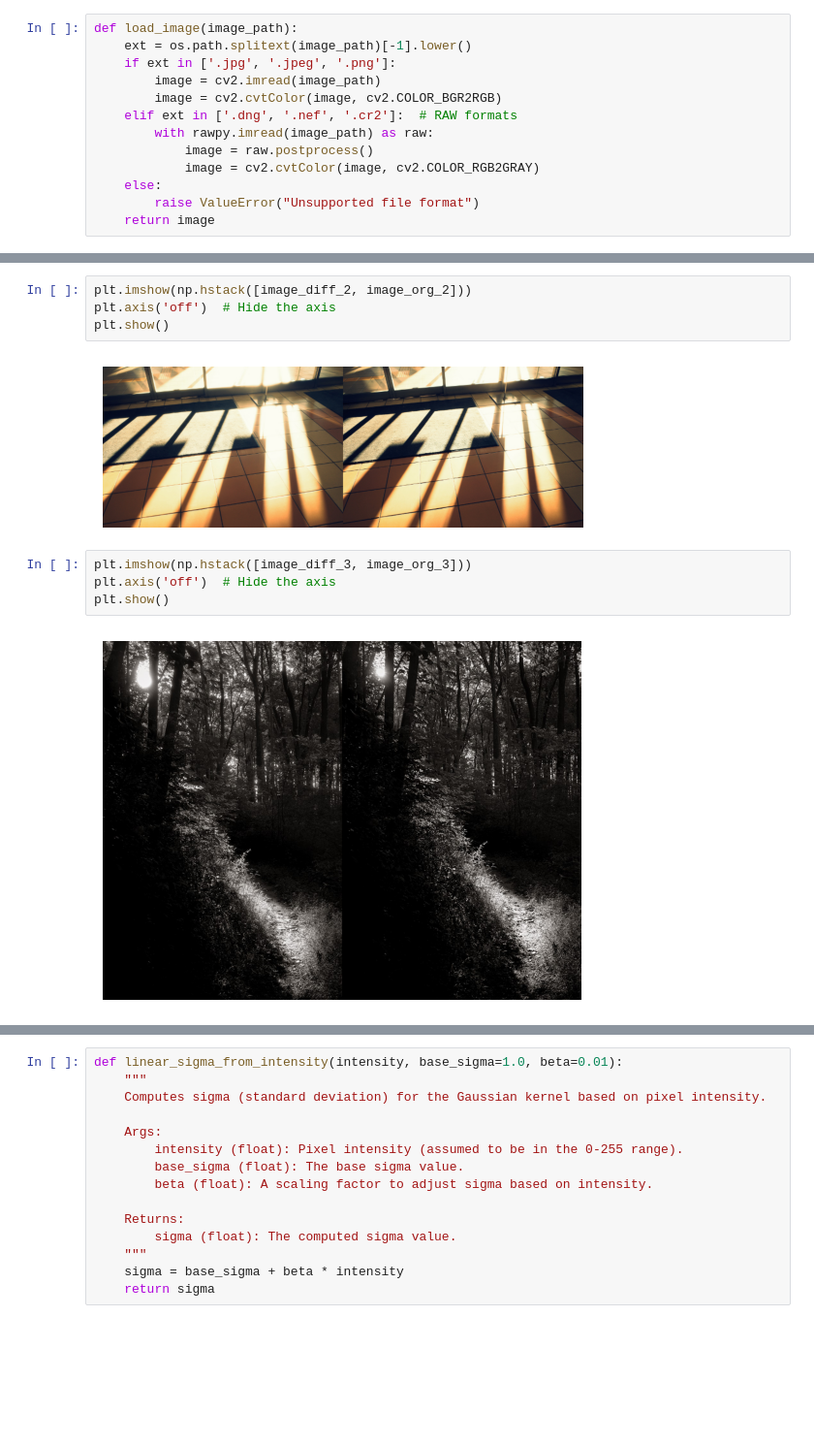
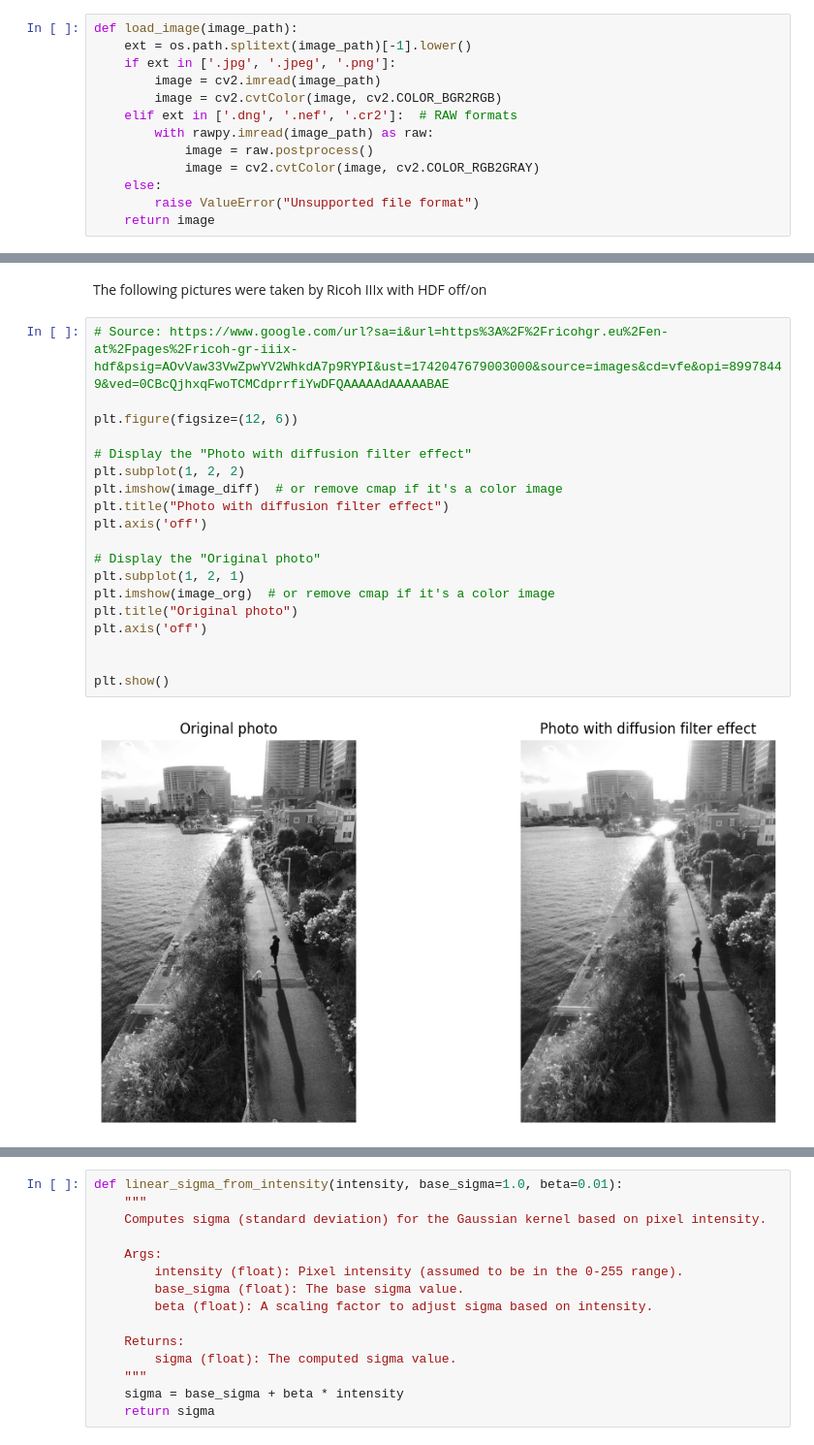
Before and after one commit to ewaMiazga/comp-photo-2025, a Jupyter notebook: gaussian_kernel.ipynb, the cells around one changed output, grey strips where cells are left out. Shown at 97% size. Drawn from its saved outputs; the diff is of its cells as text; blank space fills up the shorter version.

```diff
--- a/gaussian_kernel.ipynb
+++ b/gaussian_kernel.ipynb
@@ -42,12 +38,23 @@ plt.show()
-# %%
-plt.imshow(np.hstack([image_diff_2, image_org_2]))
-plt.axis('off')  # Hide the axis
-plt.show()
-# %% [output]
-[figure, removed]
-# %%
-plt.imshow(np.hstack([image_diff_3, image_org_3]))
-plt.axis('off')  # Hide the axis
-plt.show()
-# %% [output]
-[figure, removed]
+# %% [markdown]
+The following pictures were taken by Ricoh IIIx with HDF off/on
+# %%
+# Source: https://www.google.com/url?sa=i&url=https%3A%2F%2Fricohgr.eu%2Fen-at%2Fpages%2Fricoh-gr-iiix-hdf&psig=AOvVaw33VwZpwYV2WhkdA7p9RYPI&ust=1742047679003000&source=images&cd=vfe&opi=89978449&ved=0CBcQjhxqFwoTCMCdprrfiYwDFQAAAAAdAAAAABAE
+
+plt.figure(figsize=(12, 6))
+
+# Display the "Photo with diffusion filter effect"
+plt.subplot(1, 2, 2)
+plt.imshow(image_diff)  # or remove cmap if it's a color image
+plt.title("Photo with diffusion filter effect")
+plt.axis('off')
+
+# Display the "Original photo"
+plt.subplot(1, 2, 1)
+plt.imshow(image_org)  # or remove cmap if it's a color image
+plt.title("Original photo")
+plt.axis('off')
+
+
+plt.show()
+# %% [output]
+[figure, added]
```
Also changed, not shown: parts of 6 cells of this notebook.
